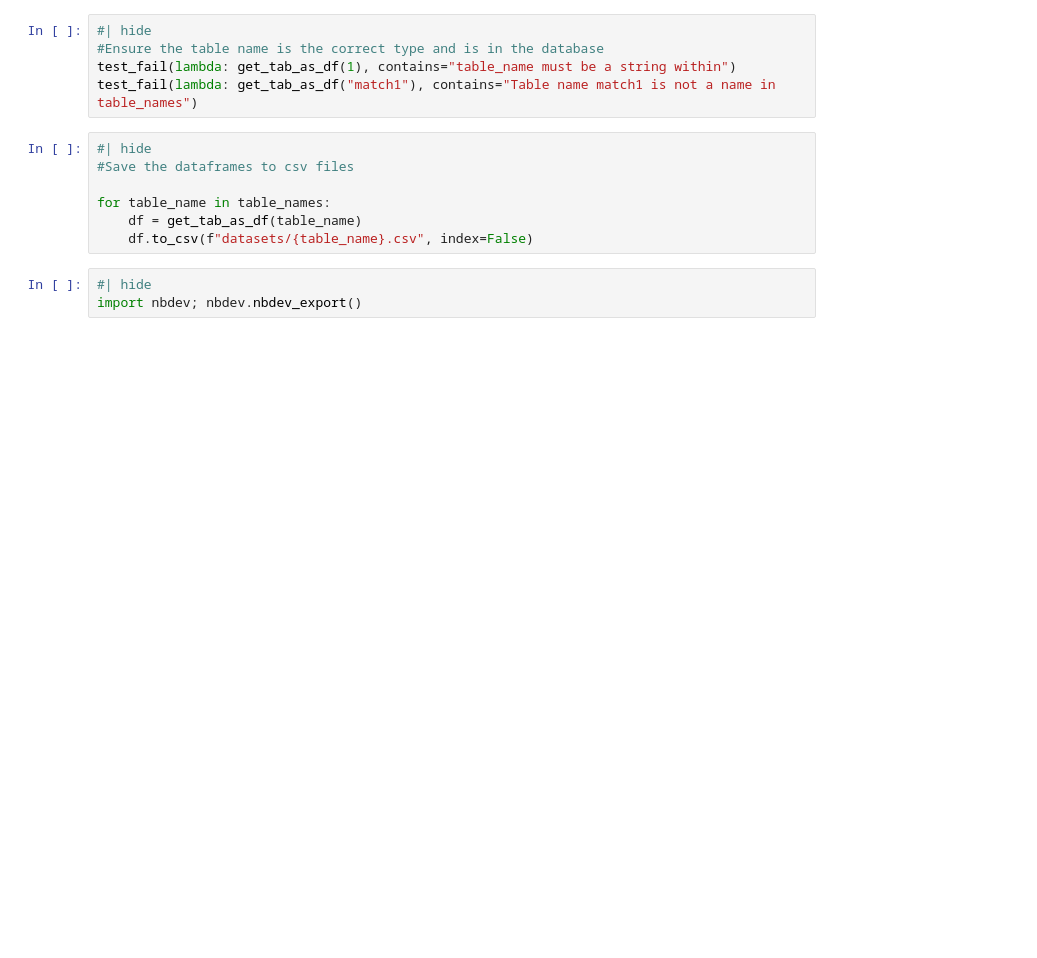
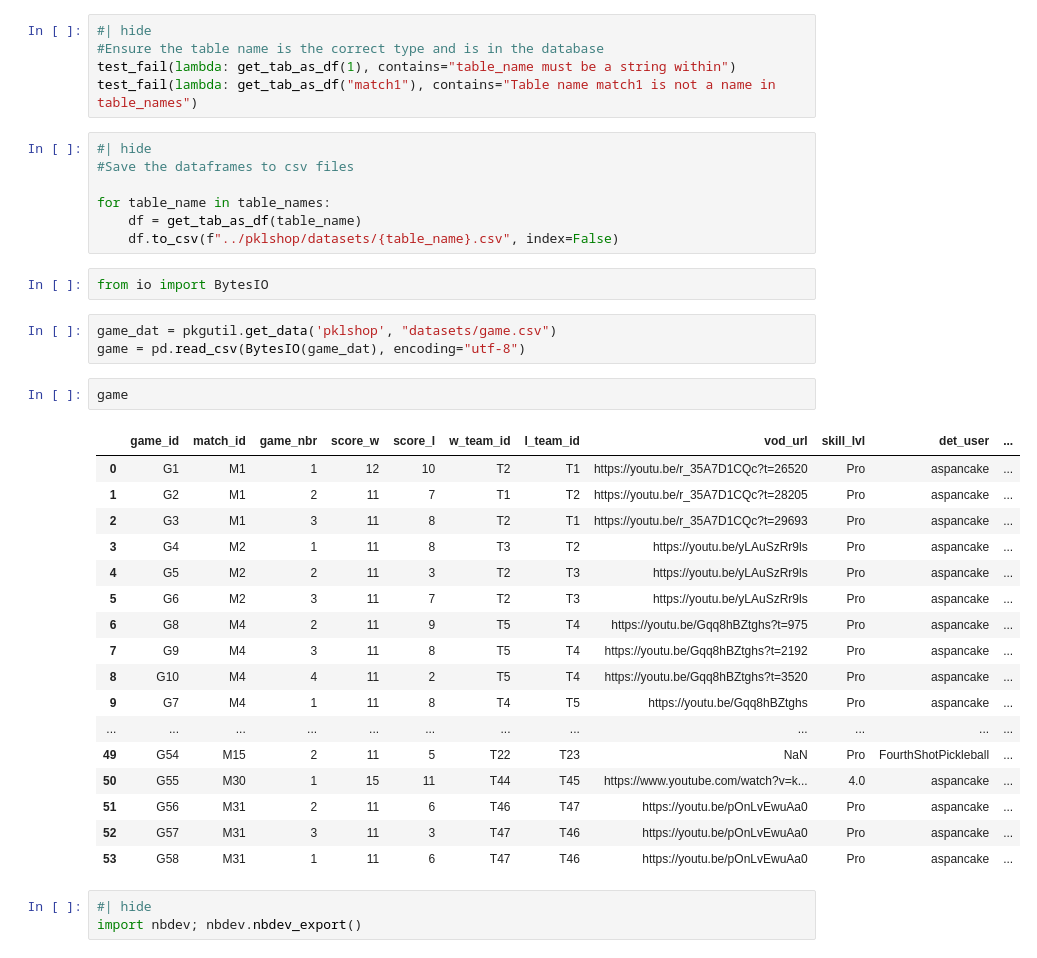
Before and after one commit to NolanSmyth/pklshop, a Jupyter notebook: nbs/01_data.ipynb, the cells around one changed output. Saved outputs shown, nothing was run; the diff lists cells and outputs as text; blank space fills up the shorter version.

```diff
--- a/nbs/01_data.ipynb
+++ b/nbs/01_data.ipynb
@@ -77,7 +78,32 @@ test_fail(lambda: get_tab_as_df("match1"), contains="Table name match1 is not a
 
 for table_name in table_names:
     df = get_tab_as_df(table_name)
-    df.to_csv(f"datasets/{table_name}.csv", index=False)
+    df.to_csv(f"../pklshop/datasets/{table_name}.csv", index=False)
+# %%
+from io import BytesIO
+# %%
+game_dat = pkgutil.get_data('pklshop', "datasets/game.csv")
+game = pd.read_csv(BytesIO(game_dat), encoding="utf-8")
+# %%
+game
+# %% [output]
+|  | game_id | match_id | game_nbr | score_w | score_l | w_team_id | l_team_id | vod_url | skill_lvl | det_user | ... |
+| 0 | G1 | M1 | 1 | 12 | 10 | T2 | T1 | https://youtu.be/r_35A7D1CQc?t=26520 | Pro | aspancake | ... |
+| 1 | G2 | M1 | 2 | 11 | 7 | T1 | T2 | https://youtu.be/r_35A7D1CQc?t=28205 | Pro | aspancake | ... |
+| 2 | G3 | M1 | 3 | 11 | 8 | T2 | T1 | https://youtu.be/r_35A7D1CQc?t=29693 | Pro | aspancake | ... |
+| 3 | G4 | M2 | 1 | 11 | 8 | T3 | T2 | https://youtu.be/yLAuSzRr9ls | Pro | aspancake | ... |
+| 4 | G5 | M2 | 2 | 11 | 3 | T2 | T3 | https://youtu.be/yLAuSzRr9ls | Pro | aspancake | ... |
+| 5 | G6 | M2 | 3 | 11 | 7 | T2 | T3 | https://youtu.be/yLAuSzRr9ls | Pro | aspancake | ... |
+| 6 | G8 | M4 | 2 | 11 | 9 | T5 | T4 | https://youtu.be/Gqq8hBZtghs?t=975 | Pro | aspancake | ... |
+| 7 | G9 | M4 | 3 | 11 | 8 | T5 | T4 | https://youtu.be/Gqq8hBZtghs?t=2192 | Pro | aspancake | ... |
+| 8 | G10 | M4 | 4 | 11 | 2 | T5 | T4 | https://youtu.be/Gqq8hBZtghs?t=3520 | Pro | aspancake | ... |
+| 9 | G7 | M4 | 1 | 11 | 8 | T4 | T5 | https://youtu.be/Gqq8hBZtghs | Pro | aspancake | ... |
+| ... | ... | ... | ... | ... | ... | ... | ... | ... | ... | ... | ... |
+| 49 | G54 | M15 | 2 | 11 | 5 | T22 | T23 | NaN | Pro | FourthShotPickleball | ... |
+| 50 | G55 | M30 | 1 | 15 | 11 | T44 | T45 | https://www.youtube.com/watch?v=k... | 4.0 | aspancake | ... |
+| 51 | G56 | M31 | 2 | 11 | 6 | T46 | T47 | https://youtu.be/pOnLvEwuAa0 | Pro | aspancake | ... |
+| 52 | G57 | M31 | 3 | 11 | 3 | T47 | T46 | https://youtu.be/pOnLvEwuAa0 | Pro | aspancake | ... |
+| 53 | G58 | M31 | 1 | 11 | 6 | T47 | T46 | https://youtu.be/pOnLvEwuAa0 | Pro | aspancake | ... |
 # %%
 #| hide
 import nbdev; nbdev.nbdev_export()
```
Also changed, not shown: parts of 1 cell of this notebook, 10 other files.
